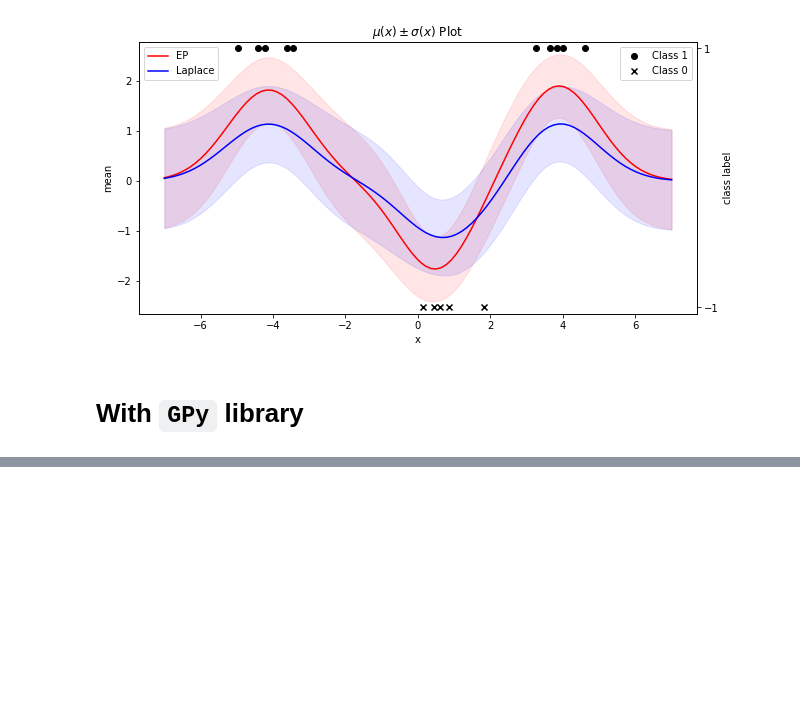
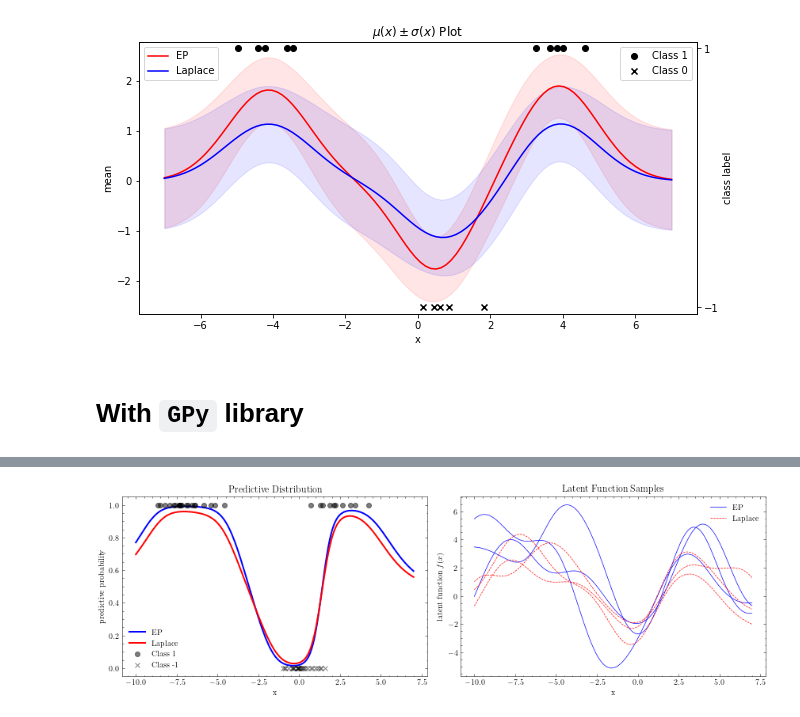
Before and after one commit to ddangchani/Supplements, a Jupyter notebook: Statistical Learning/GP binary_EP.ipynb, the cells around one changed output, grey strips where cells are left out. Cells and saved outputs as stored; diff of their text form; code cells hidden in the pictures; blank space fills up the shorter version.

```diff
--- a/Statistical Learning/GP binary_EP.ipynb
+++ b/Statistical Learning/GP binary_EP.ipynb
@@ -271,0 +245,37 @@ gpc_la.plot()
+# %%
+gp = GPy.core.GP(X[:, None], y[:, None],
+kernel = GPy.kern.RBF(input_dim=1, variance=7., lengthscale=2.0),
+inference_method = GPy.inference.latent_function_inference.expectation_propagation.EP(),
+likelihood = GPy.likelihoods.Bernoulli())
+
+gp_la = GPy.core.GP(X[:, None], y[:, None],
+kernel = GPy.kern.RBF(input_dim=1, variance=7., lengthscale=2.0),
+inference_method = GPy.inference.latent_function_inference.Laplace(),
+likelihood = GPy.likelihoods.Bernoulli())
+
+fig, (ax, ax2) = plt.subplots(1, 2, figsize=(12, 4))
+
+gp.plot_mean(ax=ax, plot_limits=(-10, 7), color='blue', label='EP')
+gp_la.plot_mean(ax=ax, plot_limits=(-10, 7), color='red', label='Laplace')
+ax.plot(np.concatenate((X1, X3)), np.ones(len(X1)+len(X3)), 'ko', label='Class 1', alpha=0.5)
+ax.plot(X2, np.zeros(len(X2)), 'kx', label='Class -1', alpha=0.5)
+
+ax.set_xlabel('x')
+ax.set_ylabel('predictive probability')
+ax.legend()
+
+ax.set_title('Predictive Distribution')
+
+gp.plot_samples(ax=ax2, plot_limits=(-10, 7), color='blue', label='EP', samples=3, linewidth=0.7)
+gp_la.plot_samples(ax=ax2, plot_limits=(-10, 7), color='red', label='Laplace', samples=3, linewidth=0.7, linestyle='--')
+
+ax2.set_xlabel('x')
+ax2.set_ylabel('latent function $f(x)$')
+ax2.legend()
+
+ax2.set_title('Latent Function Samples')
+
+plt.tight_layout()
+plt.savefig('plots/GPy_binary.png', facecolor='white', bbox_inches='tight')
+# %% [output]
+[figure, added]
```
Also changed, not shown: parts of 9 cells of this notebook, 10 other files.
